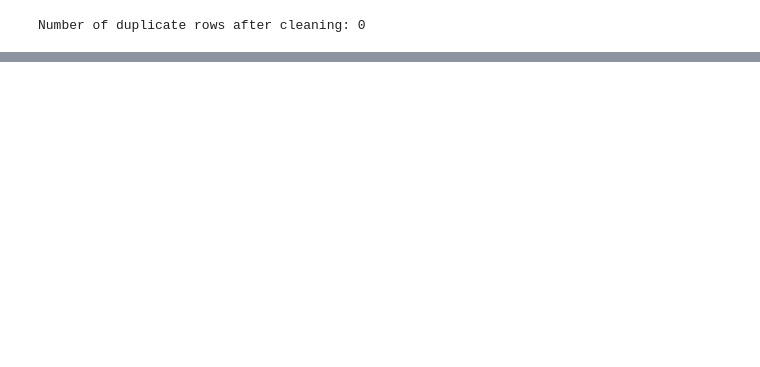
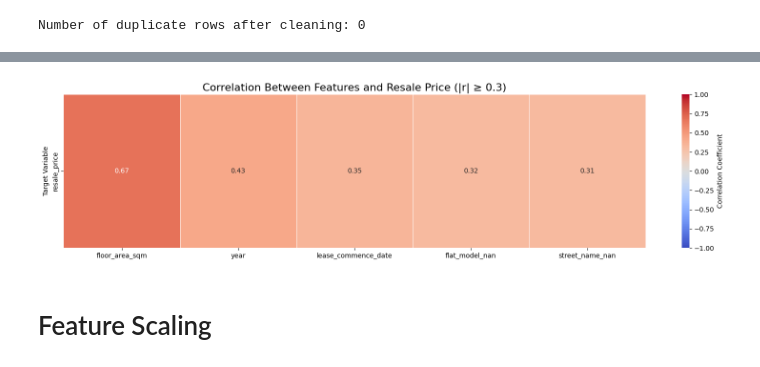
Before and after one commit to cheesexuanyang/Machine-Learning_lab-P5_Group11, a Jupyter notebook: INF2008_Project_HDB.ipynb, the cells around one changed output, grey strips where cells are left out. Saved outputs shown, nothing was run; the diff lists cells and outputs as text; code cells hidden in the pictures; blank space fills up the shorter version.

Commit message:
updated the code based on the TA

```diff
--- a/INF2008_Project_HDB.ipynb
+++ b/INF2008_Project_HDB.ipynb
@@ -366,0 +354,33 @@ Number of features in correlation analysis: 73
+# %%
+# Select numerical features
+numerical_features = df.select_dtypes(include=['float64', 'int64'])
+
+# Calculate correlations with resale price
+price_correlations = numerical_features.corr()['resale_price'].drop('resale_price')
+
+# Define correlation threshold
+threshold = 0.3  # You can adjust this value based on your needs
+
+# Filter correlations based on threshold
+significant_correlations = price_correlations[abs(price_correlations) >= threshold]
+
+# Sort by absolute correlation value
+sorted_correlations = significant_correlations.abs().sort_values(ascending=False)
+sorted_features = sorted_correlations.index
+
+# Create a DataFrame for the heatmap
+heatmap_df = pd.DataFrame(price_correlations[sorted_features]).T
+
+# Create the heatmap
+plt.figure(figsize=(16, 4))
+sns.heatmap(heatmap_df, annot=True, cmap='coolwarm', fmt='.2f',
+            linewidths=0.5, vmin=-1, vmax=1, cbar_kws={'label': 'Correlation Coefficient'})
+
+plt.title(f'Correlation Between Features and Resale Price (|r| ≥ {threshold})', fontsize=16)
+plt.ylabel('Target Variable')
+plt.tight_layout()
+plt.show()
+# %% [output]
+[figure, added]
+# %% [markdown]
+# Feature Scaling
```
Also changed, not shown: parts of 20 cells of this notebook.
